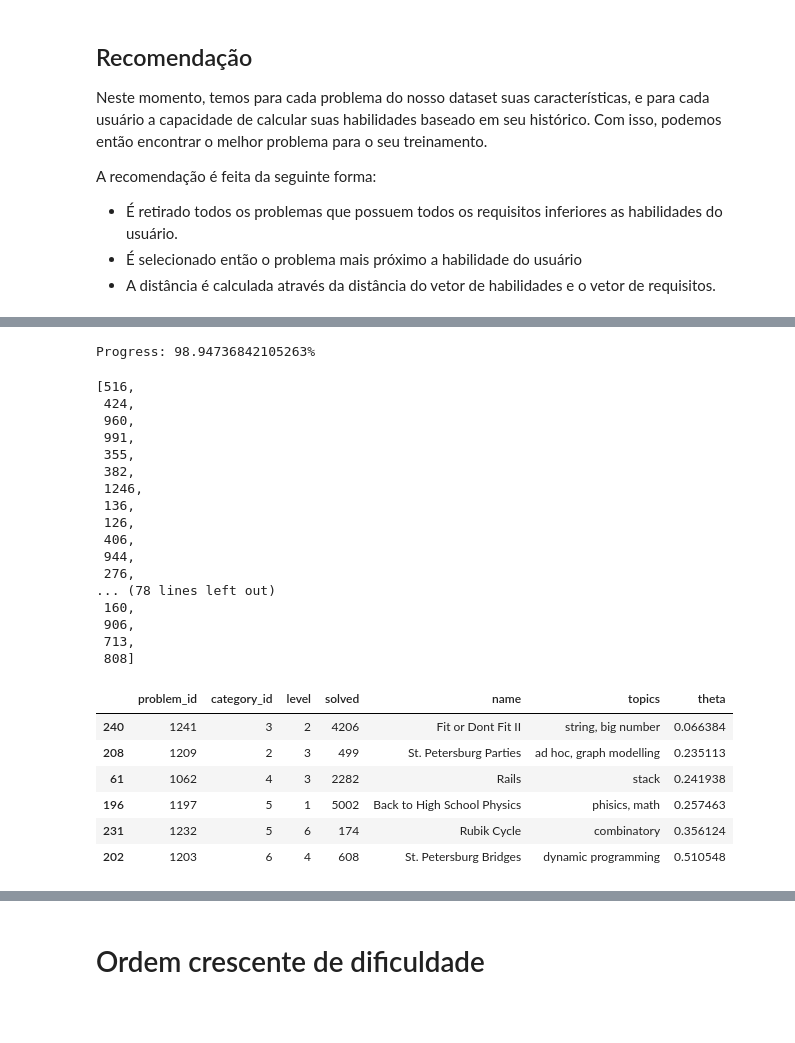
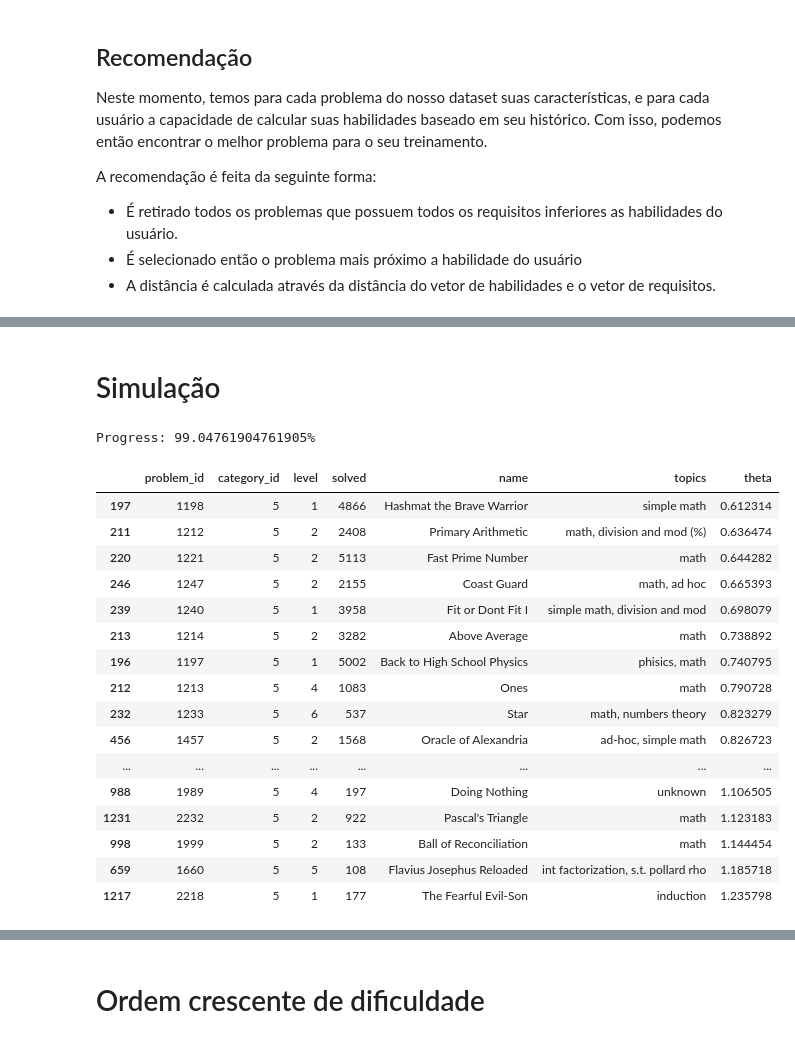
Before and after one commit to sauloantuness/bang-recommender-system, a Jupyter notebook: bang.ipynb, the cells around one changed output, grey strips where cells are left out. Saved outputs shown, nothing was run; the diff lists cells and outputs as text; code cells hidden in the pictures; blank space fills up the shorter version.

```diff
--- a/bang.ipynb
+++ b/bang.ipynb
@@ -455,14 +456,24 @@ A recomendação é feita da seguinte forma:
 def find_closest_problem(theta_user, theta_problems):
     problems = [problem for problem in theta_problems if (theta_problems[problem] > theta_user).any()]
     points = [theta_problems[problem] for problem in problems]
+    nr_points = len(points)
 
     if not points:
         return None
 
+
     tree = spatial.KDTree(points)
-    distance, index = tree.query(theta_user)
+    distances, indexes = tree.query(theta_user, k=nr_points)
 
-    return problems[index]
+    if nr_points == 1:
+        distances = [distances]
+        indexes = [indexes]
+
+    for distance, index in zip(distances, indexes):
+        if distance > AGGRESSIVITY_RADIUS:
+            return problems[index]
+
+    return None
 
 def get_next_problem(problems_solved, thetas):
     thetas_solved = {}
@@ -598,37 +543,30 @@ def get_problems_from_thetas(thetas):
 
     problems_df = problems_df.sort_values(["theta"])
     return problems_df
+# %% [markdown]
+# Simulação
 # %%
 thetas = get_thetas(solutions_df)
+problems_df = get_problems_from_thetas(thetas)
 problems_solved = simulate_user(thetas)
-problems_solved
+problems_solved_df = add_theta_to_dataset(problems_solved, thetas)
+problems_solved_df
 # %% [output]
-Progress: 98.94736842105263%
+Progress: 99.04761904761905%
-[516,
- 424,
- 960,
- 991,
- 355,
- 382,
- 1246,
- 136,
- 126,
- 406,
- 944,
- 276,
-... (78 lines left out)
- 160,
- 906,
- 713,
- 808]
+|  | problem_id | category_id | level | solved | name | topics | theta |
+| 197 | 1198 | 5 | 1 | 4866 | Hashmat the Brave Warrior | simple math | 0.612314 |
+| 211 | 1212 | 5 | 2 | 2408 | Primary Arithmetic | math, division and mod (%) | 0.636474 |
+| 220 | 1221 | 5 | 2 | 5113 | Fast Prime Number | math | 0.644282 |
+| 246 | 1247 | 5 | 2 | 2155 | Coast Guard | math, ad hoc | 0.665393 |
+| 239 | 1240 | 5 | 1 | 3958 | Fit or Dont Fit I | simple math, division and mod | 0.698079 |
+| 213 | 1214 | 5 | 2 | 3282 | Above Average | math | 0.738892 |
+| 196 | 1197 | 5 | 1 | 5002 | Back to High School Physics | phisics, math | 0.740795 |
+| 212 | 1213 | 5 | 4 | 1083 | Ones | math | 0.790728 |
+| 232 | 1233 | 5 | 6 | 537 | Star | math, numbers theory | 0.823279 |
+| 456 | 1457 | 5 | 2 | 1568 | Oracle of Alexandria | ad-hoc, simple math | 0.826723 |
+| ... | ... | ... | ... | ... | ... | ... | ... |
+| 988 | 1989 | 5 | 4 | 197 | Doing Nothing | unknown | 1.106505 |
+| 1231 | 2232 | 5 | 2 | 922 | Pascal's Triangle | math | 1.123183 |
+| 998 | 1999 | 5 | 2 | 133 | Ball of Reconciliation | math | 1.144454 |
+| 659 | 1660 | 5 | 5 | 108 | Flavius Josephus Reloaded | int factorization, s.t. pollard rho | 1.185718 |
+| 1217 | 2218 | 5 | 1 | 177 | The Fearful Evil-Son | induction | 1.235798 |
-# %%
-problems_df = get_problems_from_thetas(thetas)
-problems_df
-# %% [output]
-|  | problem_id | category_id | level | solved | name | topics | theta |
-| 240 | 1241 | 3 | 2 | 4206 | Fit or Dont Fit II | string, big number | 0.066384 |
-| 208 | 1209 | 2 | 3 | 499 | St. Petersburg Parties | ad hoc, graph modelling | 0.235113 |
-| 61 | 1062 | 4 | 3 | 2282 | Rails | stack | 0.241938 |
-| 196 | 1197 | 5 | 1 | 5002 | Back to High School Physics | phisics, math | 0.257463 |
-| 231 | 1232 | 5 | 6 | 174 | Rubik Cycle | combinatory | 0.356124 |
-| 202 | 1203 | 6 | 4 | 608 | St. Petersburg Bridges | dynamic programming | 0.510548 |
```
Also changed, not shown: parts of 22 cells of this notebook.
